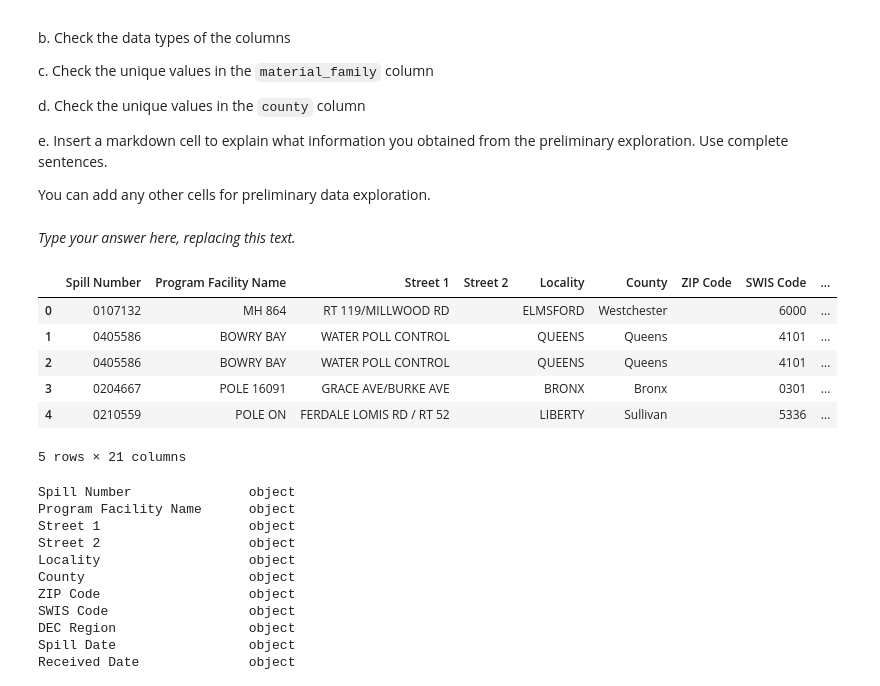
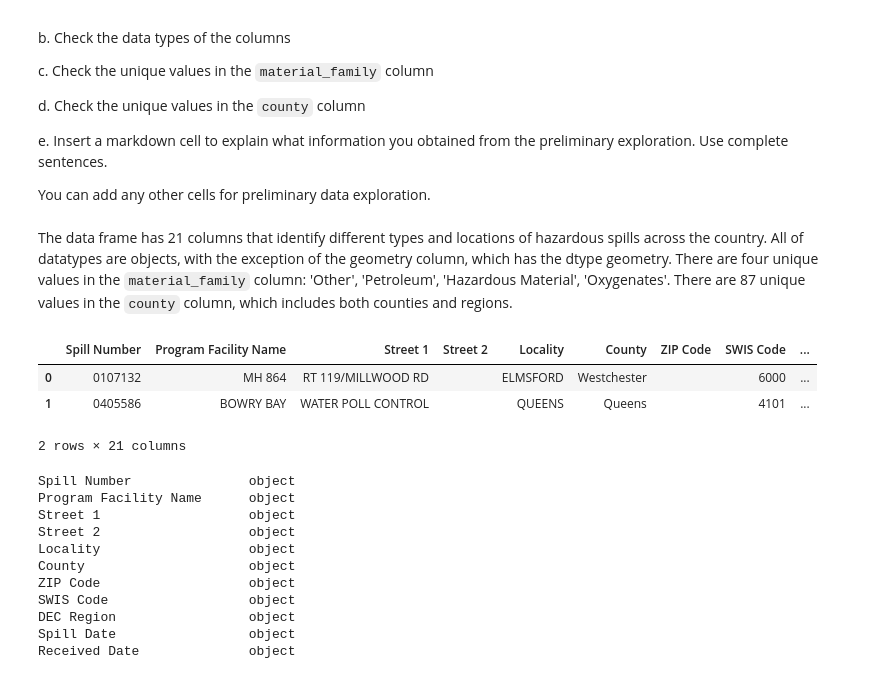
Before and after one commit to eowen19/eds220-hwk3, a Jupyter notebook: hwk3-task2-spills.ipynb, the cells around one changed output. Drawn from its saved outputs; the diff is of its cells as text; code cells hidden in the pictures.

```diff
--- a/hwk3-task2-spills.ipynb
+++ b/hwk3-task2-spills.ipynb
@@ -129,19 +126,19 @@ d. Check the unique values in the `county` column
 e. Insert a markdown cell to explain what information you obtained from the preliminary exploration. Use complete sentences.
 
 You can add any other cells for preliminary data exploration.
-# %% [markdown]
-_Type your answer here, replacing this text._
+# %% [markdown]
+The data frame has 21 columns that identify different types and locations of hazardous spills across the country.
+All of datatypes are objects, with the exception of the geometry column, which has the dtype geometry.
+There are four unique values in the `material_family` column: 'Other', 'Petroleum', 'Hazardous Material', 'Oxygenates'.
+There are 87 unique values in the `county` column, which includes both counties and regions.
 # %%
 #a. Check the dataframe's head
-spills.head(5)
+spills.head(2)
 # %% [output]
 |  | Spill Number | Program Facility Name | Street 1 | Street 2 | Locality | County | ZIP Code | SWIS Code | ... |
 | 0 | 0107132 | MH 864 | RT 119/MILLWOOD RD |  | ELMSFORD | Westchester |  | 6000 | ... |
 | 1 | 0405586 | BOWRY BAY | WATER POLL CONTROL |  | QUEENS | Queens |  | 4101 | ... |
-| 2 | 0405586 | BOWRY BAY | WATER POLL CONTROL |  | QUEENS | Queens |  | 4101 | ... |
-| 3 | 0204667 | POLE 16091 | GRACE AVE/BURKE AVE |  | BRONX | Bronx |  | 0301 | ... |
-| 4 | 0210559 | POLE ON | FERDALE LOMIS RD / RT 52 |  | LIBERTY | Sullivan |  | 5336 | ... |
-5 rows × 21 columns
+2 rows × 21 columns
 # %%
 #b. Check the data types of the columns
 spills.dtypes
```
Also changed, not shown: parts of 22 cells of this notebook.
